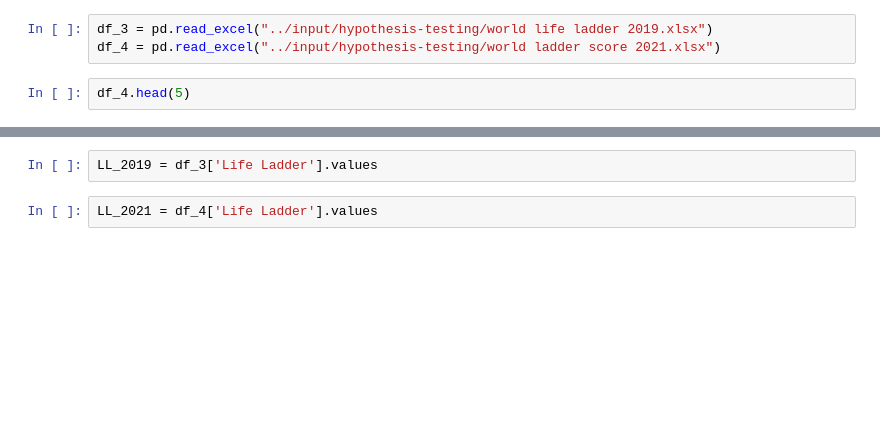
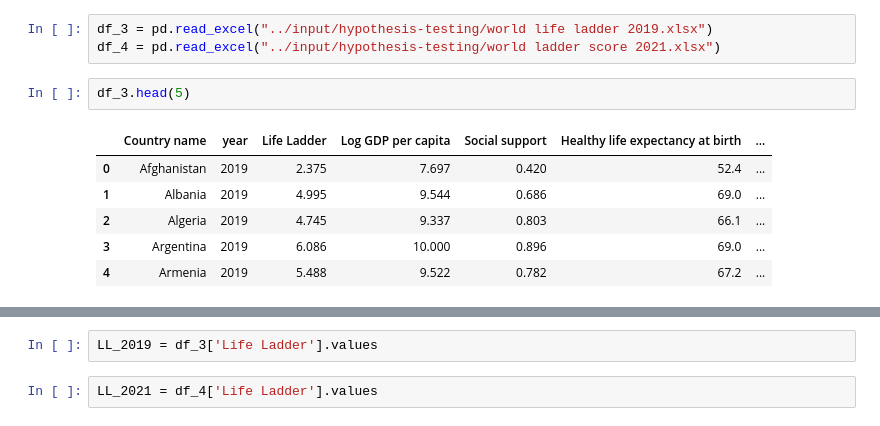
Before and after one commit to Deokuliar-1996/Applied-Statistics-World-Happiness, a Jupyter notebook: stat-500-world-happiness-project.ipynb, the cells around one changed output, grey strips where cells are left out. Cells and saved outputs as stored; diff of their text form; blank space fills up the shorter version.

```diff
--- a/stat-500-world-happiness-project.ipynb
+++ b/stat-500-world-happiness-project.ipynb
@@ -160,6 +321,13 @@ des_stat_by_country('Finland')
 df_3 = pd.read_excel("../input/hypothesis-testing/world life ladder 2019.xlsx")
 df_4 = pd.read_excel("../input/hypothesis-testing/world ladder score 2021.xlsx")
 # %%
-df_4.head(5)
+df_3.head(5)
+# %% [output]
+|  | Country name | year | Life Ladder | Log GDP per capita | Social support | Healthy life expectancy at birth | ... |
+| 0 | Afghanistan | 2019 | 2.375 | 7.697 | 0.420 | 52.4 | ... |
+| 1 | Albania | 2019 | 4.995 | 9.544 | 0.686 | 69.0 | ... |
+| 2 | Algeria | 2019 | 4.745 | 9.337 | 0.803 | 66.1 | ... |
+| 3 | Argentina | 2019 | 6.086 | 10.000 | 0.896 | 69.0 | ... |
+| 4 | Armenia | 2019 | 5.488 | 9.522 | 0.782 | 67.2 | ... |
 # %%
 df_3.isnull().sum()
```
Also changed, not shown: parts of 87 cells of this notebook.
